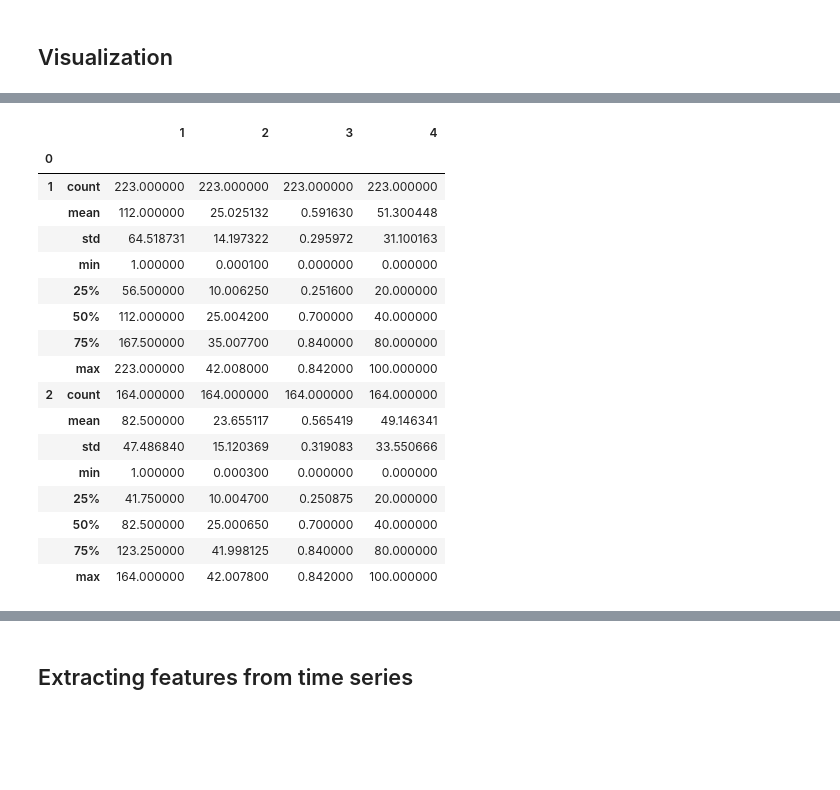
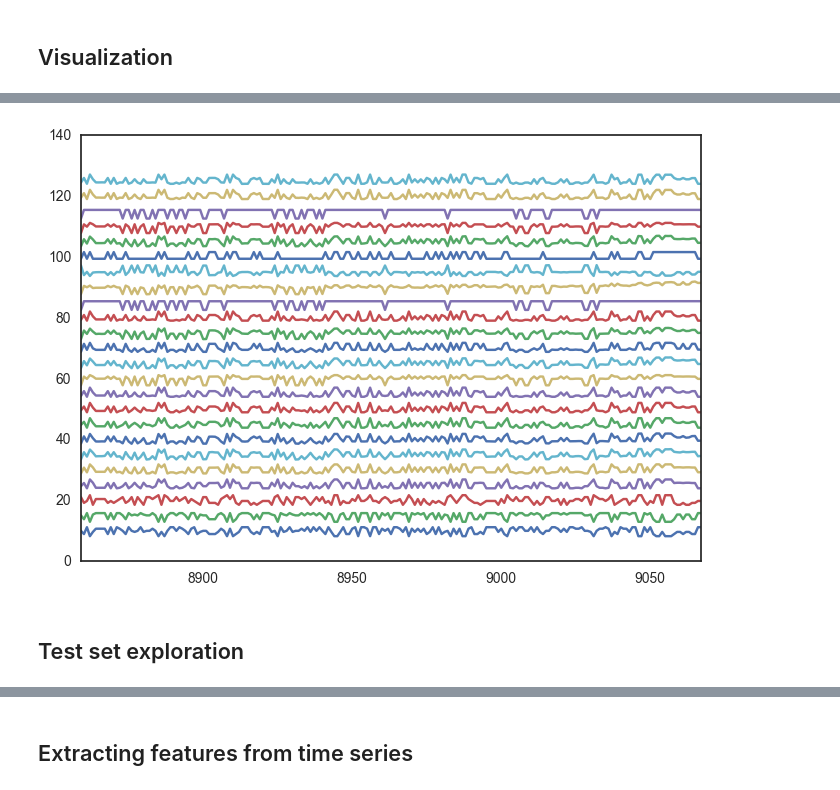
Before and after one commit to effa/time-series-clustering, a Jupyter notebook: exploratory-analysis.ipynb, the cells around one changed output, grey strips where cells are left out. Saved outputs shown, nothing was run; the diff lists cells and outputs as text; code cells hidden in the pictures; blank space fills up the shorter version.

```diff
--- a/exploratory-analysis.ipynb
+++ b/exploratory-analysis.ipynb
@@ -35,26 +34,11 @@ sns.tsplot(data[data[0]<=3], unit=0, time=1, value=25, err_style='unit_traces')
-# %%
-# take only first 2 time series and only first 3 features
-d2 = data[data[0] <= 2][list(range(5))]
-# d2.shape
-grouped = d2.groupby(0)
-grouped.describe()
-#grouped.boxplot()
-# %% [output]
-|  |  | 1 | 2 | 3 | 4 |
-| 0 |  |  |  |  |  |
-| 1 | count | 223.000000 | 223.000000 | 223.000000 | 223.000000 |
-|  | mean | 112.000000 | 25.025132 | 0.591630 | 51.300448 |
-|  | std | 64.518731 | 14.197322 | 0.295972 | 31.100163 |
-|  | min | 1.000000 | 0.000100 | 0.000000 | 0.000000 |
-|  | 25% | 56.500000 | 10.006250 | 0.251600 | 20.000000 |
-|  | 50% | 112.000000 | 25.004200 | 0.700000 | 40.000000 |
-|  | 75% | 167.500000 | 35.007700 | 0.840000 | 80.000000 |
-|  | max | 223.000000 | 42.008000 | 0.842000 | 100.000000 |
-| 2 | count | 164.000000 | 164.000000 | 164.000000 | 164.000000 |
-|  | mean | 82.500000 | 23.655117 | 0.565419 | 49.146341 |
-|  | std | 47.486840 | 15.120369 | 0.319083 | 33.550666 |
-|  | min | 1.000000 | 0.000300 | 0.000000 | 0.000000 |
-|  | 25% | 41.750000 | 10.004700 | 0.250875 | 20.000000 |
-|  | 50% | 82.500000 | 25.000650 | 0.700000 | 40.000000 |
-|  | 75% | 123.250000 | 41.998125 | 0.840000 | 80.000000 |
-|  | max | 164.000000 | 42.007800 | 0.842000 | 100.000000 |
+# %%
+# sns.tsplot(data[data[0]<=3], unit=0, time=1, value=25, err_style='unit_traces') # not useful
+# visualisation of all dimenstions of a randomly chosen serie
+serie = data[data[0]==43]
+serie_norm = (serie - serie.mean()) / serie.std()
+for i in range(2, 26):
+    (serie_norm[i]+5*i).plot(x=1)
+# %% [output]
+[figure, added]
+# %% [markdown]
+## Test set exploration
```
Also changed, not shown: parts of 46 cells of this notebook, 1 other file.
